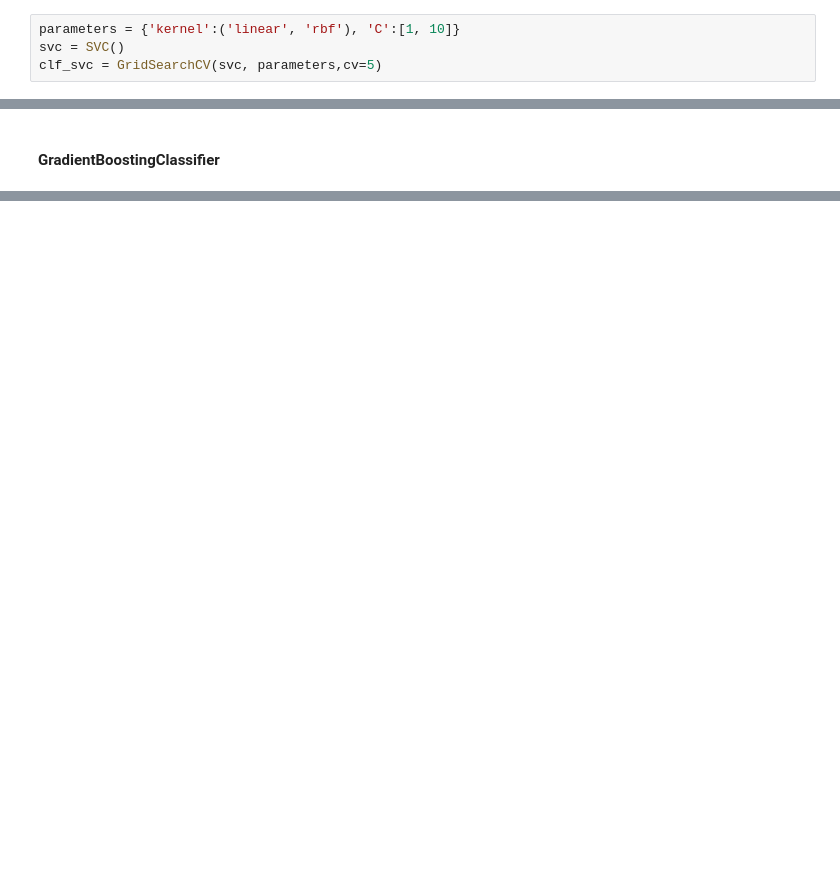
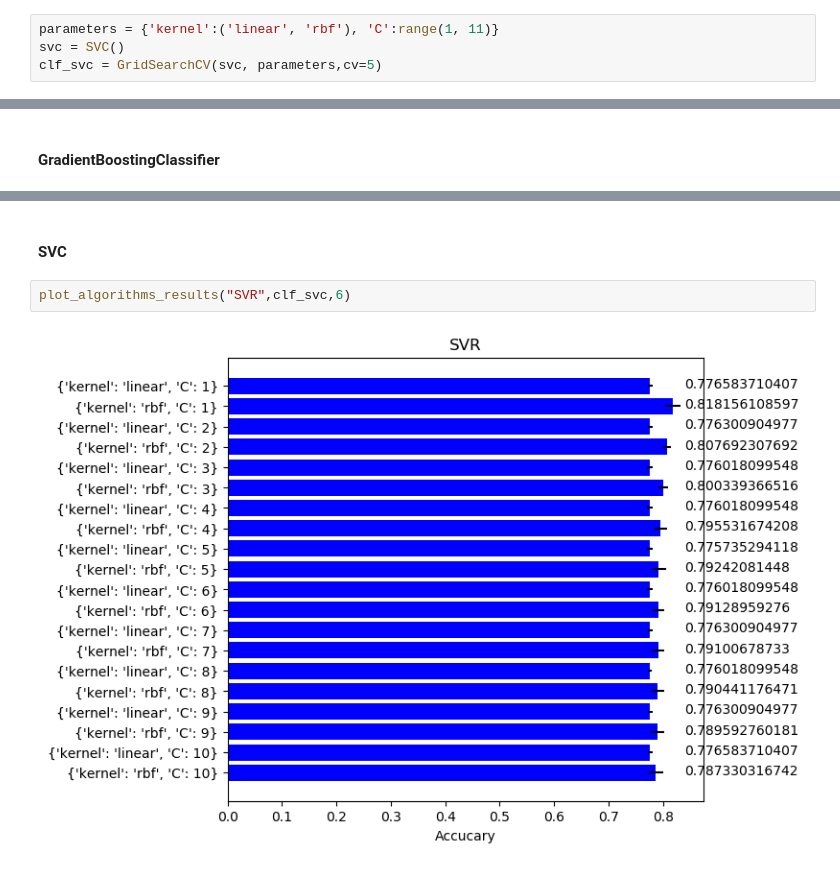
Before and after one commit to ofrik/NLP-HW2, a Jupyter notebook: Untitled.ipynb, the cells around one changed output, grey strips where cells are left out. Cells and saved outputs as stored; diff of their text form; blank space fills up the shorter version.

```diff
--- a/Untitled.ipynb
+++ b/Untitled.ipynb
@@ -276,5 +320,5 @@ LogisticRegression(C=1, class_weight=None, dual=False, fit_intercept=True,
 # %%
-parameters = {'kernel':('linear', 'rbf'), 'C':[1, 10]}
+parameters = {'kernel':('linear', 'rbf'), 'C':range(1, 11)}
 svc = SVC()
 clf_svc = GridSearchCV(svc, parameters,cv=5)
 # %%
@@ -337,0 +419,6 @@ GradientBoostingClassifier(criterion='friedman_mse', init=None,
+# %% [markdown]
+#### SVC
+# %%
+plot_algorithms_results("SVR",clf_svc,6)
+# %% [output]
+[figure, added]
```
Also changed, not shown: parts of 38 cells of this notebook, 3 other files.
